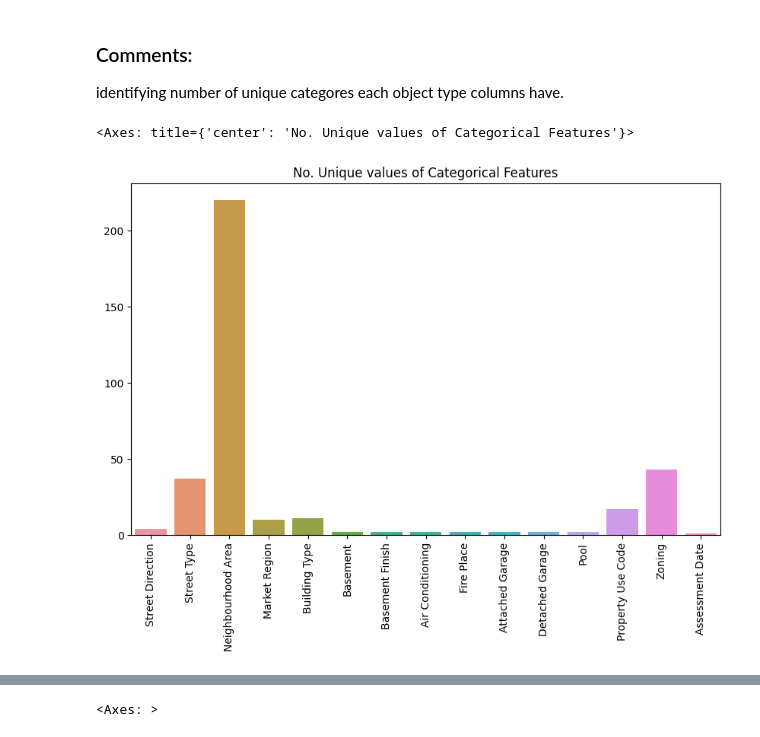
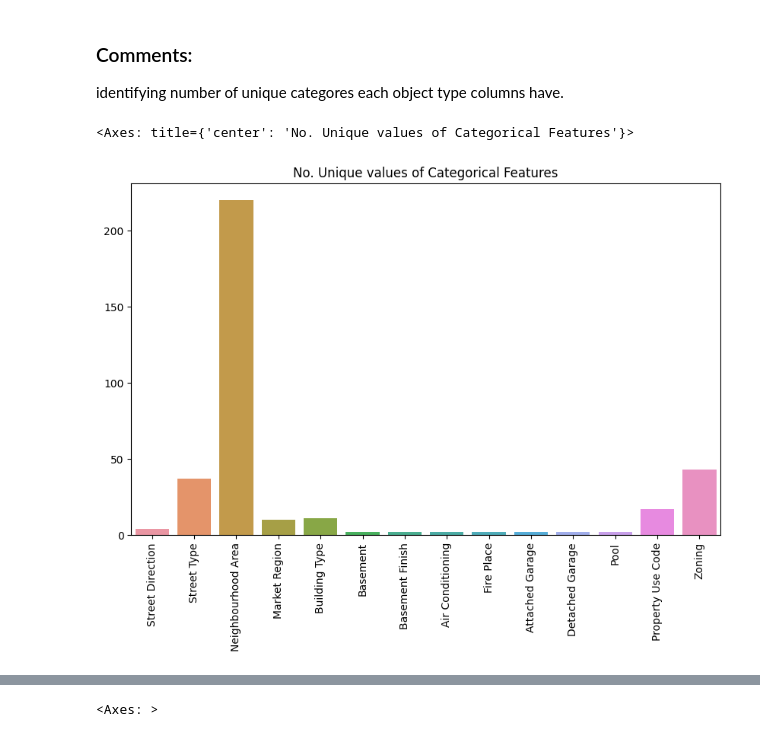
Before and after one commit to prarnamehta/Automated-Valuation-Model, a Jupyter notebook: Automated valuation model.ipynb, the cells around one changed output, grey strips where cells are left out. Cells and saved outputs as stored; diff of their text form; code cells hidden in the pictures.

```diff
--- a/Automated valuation model.ipynb
+++ b/Automated valuation model.ipynb
@@ -326,17 +326,19 @@ identifying number of unique categores each object type columns have.
 # %%
 # identifying object type columns
 obj = (ds.dtypes == 'object')
 object_cols = list(obj[obj].index)
 
+
+unique_values = []
 for col in object_cols:
     unique_values.append(ds[col].unique().size)
 plt.figure(figsize=(10,6))
 plt.title('No. Unique values of Categorical Features')
 plt.xticks(rotation=90)
 sns.barplot(x=object_cols,y=unique_values)
 # %% [output]
 <Axes: title={'center': 'No. Unique values of Categorical Features'}>
-[figure, old version]
+[figure, new version]
 # %%
 category_counts = ds[object_cols].nunique()
 category_counts
```
Also changed, not shown: parts of 44 cells of this notebook.
